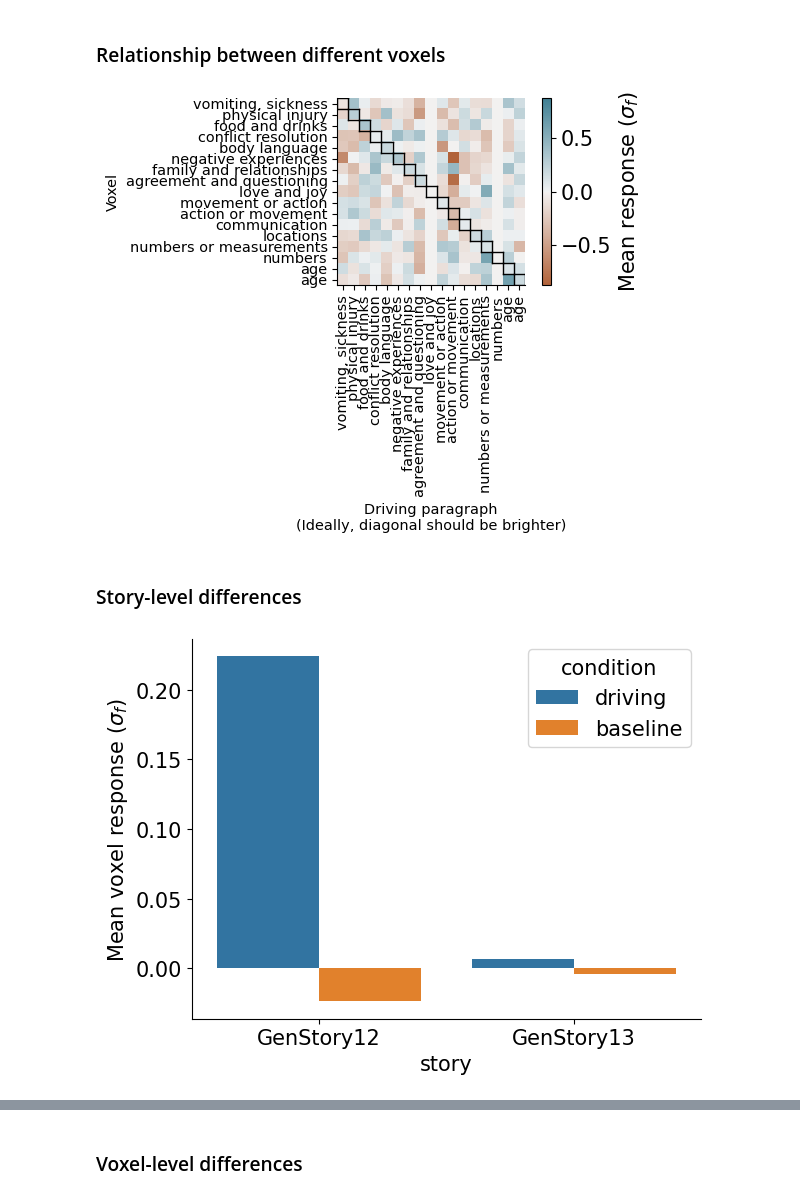
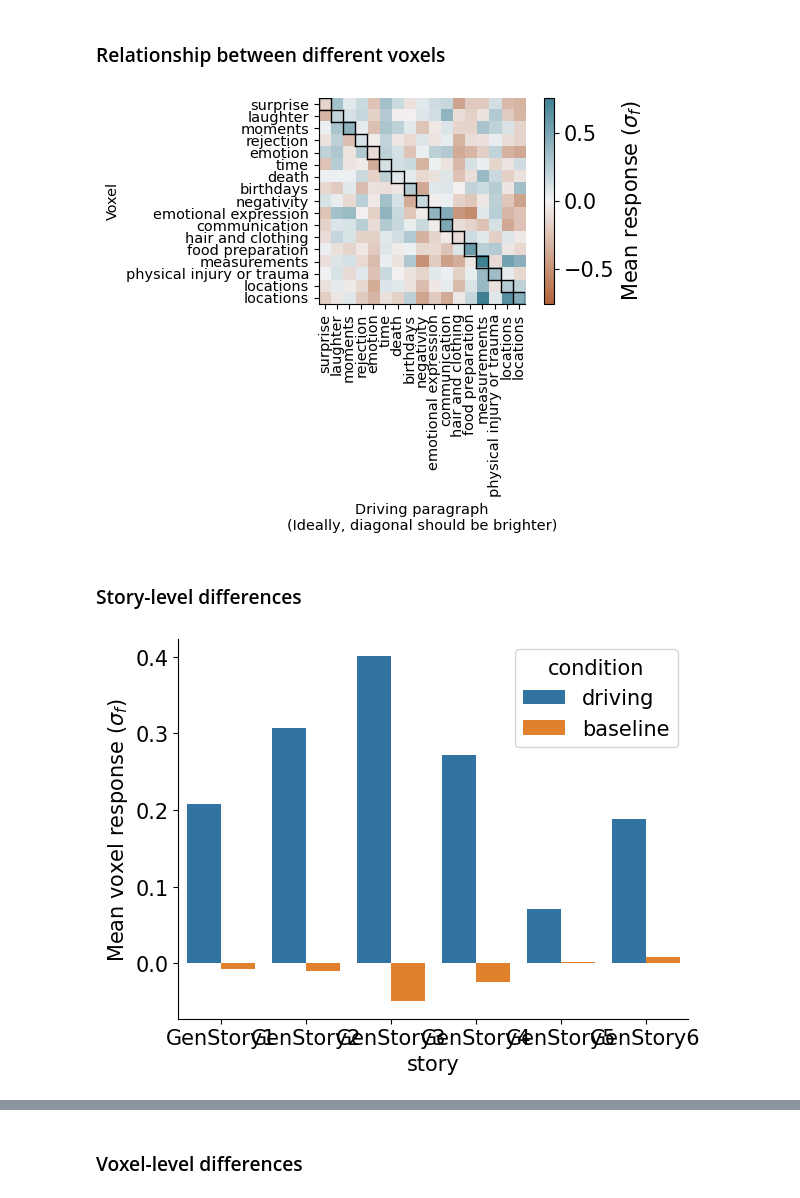
Before and after one commit to microsoft/automated-explanations, a Jupyter notebook: notebooks_stories/2_analyze_pilot/02_default.ipynb, the cells around one changed output, grey strips where cells are left out. Drawn from its saved outputs; the diff is of its cells as text; code cells hidden in the pictures.

```diff
--- a/notebooks_stories/2_analyze_pilot/02_default.ipynb
+++ b/notebooks_stories/2_analyze_pilot/02_default.ipynb
@@ -31,6 +30,6 @@ The autoreload extension is already loaded. To reload it, use:
 # %%
-# pilot_name = 'pilot_story_data.pkl'
-pilot_name = 'pilot3_story_data.pkl'
+pilot_name = 'pilot_story_data.pkl'
+# pilot_name = 'pilot3_story_data.pkl'
 
 stories_data_dict = joblib.load(
     join(sasc.config.RESULTS_DIR, pilot_name))
@@ -139,19 +138,12 @@ mean 0.12076091786792413
 # note: some voxels didn't have good clusters so they will be missing from these plots...
 use_clusters = False
 m1 = m[use_clusters]
-
-# cg = sns.clustermap(pd.DataFrame(m, columns=expls, index=expls), method='complete', cmap='viridis', figsize=(10, 10))
-# plt.setp(cg.ax_heatmap.yaxis.get_majorticklabels(), rotation=0)
-# plt.xlabel('Driving paragraph')
-# plt.figure(figsize=(6, 4), dpi=300)
-# m = softmax(m, axis=0)
 
 sasc.viz.outline_diagonal(m1.shape, color='black', lw=1, block_size=1)
 
 
 expls_order = analyze_helper.sort_expls_semantically(expls)
 m_plot = m1[expls_order][:, expls_order]  # [:, expls_order]
-# m_plot = m1
 sasc.viz.imshow_diverging(m_plot)
 plt.xlabel("Driving paragraph\n(Ideally, diagonal should be brighter)",
            fontsize='x-small')
@@ -164,6 +156,7 @@ plt.tight_layout()
 plt.savefig(join(RESULTS_DIR, 'figs/main',
             pilot_name[:pilot_name.index('_')] + '_default_heatmap.pdf'))
 plt.show()
+
 # plot correlations across all resps
 # resps_voxels = np.concatenate(
 #     [resps_dict[story_data["story_name_new"][story_num]].T for story_num in [2, 3, 4]],
@@ -172,25 +165,32 @@ plt.show()
 # corr = pd.DataFrame(resps_voxels.T, columns=expls).corr().round(2)
 # sns.clustermap(corr)
 # %% [output]
-[figure, old version]
+[figure, new version]
 # %% [markdown]
 ### Story-level differences
 # %%
+def get_story_df(mats1, melt=False):
+    d = defaultdict(list)
+    story_names = resp_np_files
+    for i in range(len(mats1)):
+        m = mats1[i]
+        d['driving'].append(np.nanmean(np.diag(m)))
+        d['baseline'].append(np.nanmean(m[~np.eye(m.shape[0], dtype=bool)]))
+        d['story'].append(story_names[i].replace('.npy', ''))
+    d = pd.DataFrame.from_dict(d)
+    if melt:
+        d = d.melt(id_vars='story', value_vars=[
+            'driving', 'baseline'], var_name='condition', value_name='mean')
+        d = d[d.condition == 'driving']
+    return d
+
+
 use_clusters = False
 mats1 = mats[use_clusters]
-
-d = defaultdict(list)
-story_names = resp_np_files
-for i in range(len(mats1)):
-    m = mats1[i]
-    d['driving'].append(np.nanmean(np.diag(m)))
-    d['baseline'].append(np.nanmean(m[~np.eye(m.shape[0], dtype=bool)]))
-    d['story'].append(story_names[i].replace('.npy', ''))
-story_scores_df = pd.DataFrame.from_dict(d)
-
+story_scores_df = get_story_df(mats1)
 joblib.dump(story_scores_df, join(RESULTS_DIR, 'processed',
             pilot_name.replace('_story_data.pkl', '_default_story_scores.pkl')))
 
 sasc.viz.stories_barplot(story_scores_df)
 # %% [output]
-[figure, old version]
+[figure, new version]
```
Also changed, not shown: parts of 4 cells of this notebook.
